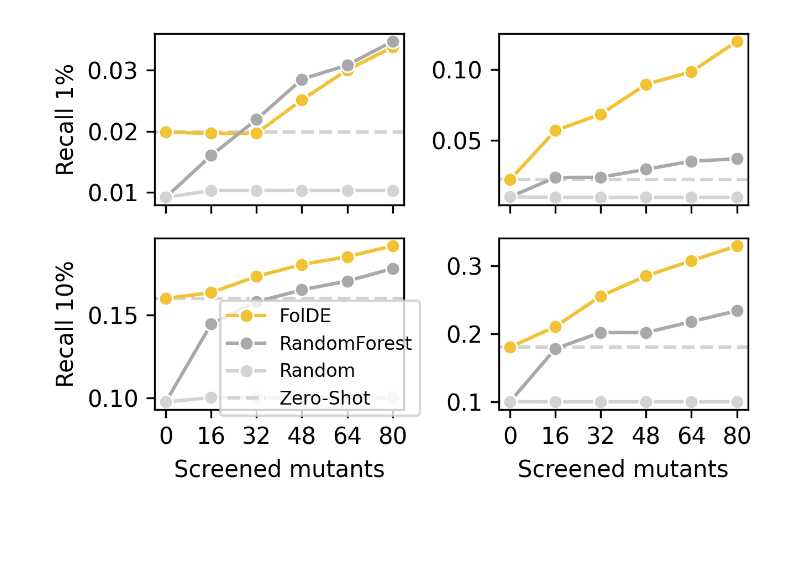
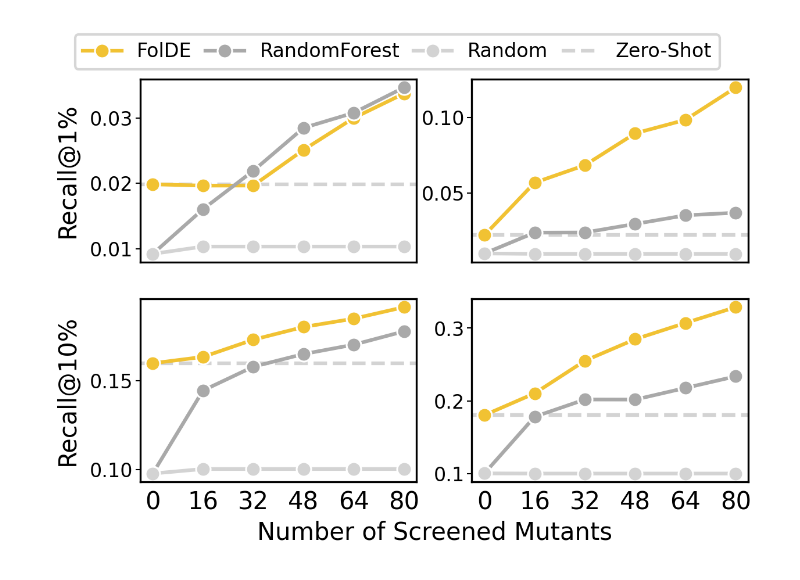
Before and after one commit to JBEI/foldy-internal, a Jupyter notebook: backend/src/notebooks/jacob/paperplots/fig1_combined.ipynb, the cells around one changed output. Saved outputs shown, nothing was run; the diff lists cells and outputs as text; code cells hidden in the pictures; blank space fills up the shorter version.

```diff
--- a/backend/src/notebooks/jacob/paperplots/fig1_combined.ipynb
+++ b/backend/src/notebooks/jacob/paperplots/fig1_combined.ipynb
@@ -63,11 +63,23 @@ sns.lineplot(
     palette={'FolDE': '#F1C233', 'RandomForest': 'darkgrey', 'Random': 'lightgrey'}
 )
 
-ax_tl.set_ylabel('Recall 1%')
+ax_tl.set_ylabel('Recall@1%')
 ax_tl.set_xlabel('')
 ax_tl.set_xticks([0, 16, 32, 48, 64, 80])
 # ax_tl.set_title('A', fontsize=14, fontweight='bold', loc='left')
-ax_tl.get_legend().remove()
+
+handles, labels = ax_tl.get_legend_handles_labels()
+order = list(range(1, len(handles))) + [0]
+ax_tl.legend(
+    [handles[i] for i in order],
+    [labels[i] for i in order],
+    loc='center',
+    bbox_to_anchor=(0.93, 1.15),
+    fontsize=8,
+    ncol=4,
+    columnspacing=0.7  # Add smaller column spacing
+)
+# ax_tl.get_legend().remove()
 
 # Bottom left: Recall 10%
 ax_bl.axhline(plot_df_abstract[
@@ -91,20 +103,22 @@ sns.lineplot(
     palette={'FolDE': '#F1C233', 'RandomForest': 'darkgrey', 'Random': 'lightgrey'}
 )
 
-ax_bl.set_ylabel('Recall 10%')
+ax_bl.set_ylabel('Recall@10%')
 ax_bl.set_xticks([0, 16, 32, 48, 64, 80])
 # ax_bl.set_title('C', fontsize=14, fontweight='bold', loc='left')
 
 # Add legend to bottom left
-handles, labels = ax_bl.get_legend_handles_labels()
-order = list(range(1, len(handles))) + [0]
-ax_bl.legend(
-    [handles[i] for i in order],
-    [labels[i] for i in order],
-    loc='right',
-    bbox_to_anchor=(1.1, 0.3),
-    fontsize=8
-)
+# handles, labels = ax_bl.get_legend_handles_labels()
+# order = list(range(1, len(handles))) + [0]
+# ax_bl.legend(
+#     [handles[i] for i in order],
+#     [labels[i] for i in order],
+#     loc='right',
+#     bbox_to_anchor=(1.1, 0.3),
+#     fontsize=8
+# )
+ax_bl.get_legend().remove()
+ax_bl.set_xlabel('')
 
 # === RIGHT PANELS: Multimutant Dataset ===
 CONFIGS_MULTI = [
@@ -173,42 +187,44 @@ sns.lineplot(
 
 ax_br.set_ylabel('')
 ax_br.set_xticks([0, 16, 32, 48, 64, 80])
-ax_br.set_xlabel('Screened mutants')
+# ax_br.set_xlabel('Number of Screened mutants')
 # ax_br.set_title('D', fontsize=14, fontweight='bold', loc='left')
 # handles, labels = ax_bl.get_legend_handles_labels()
 # order = list(range(1, len(handles))) + [0]
 # ax_br.legend(
 #     [handles[i] for i in order],
 #     [labels[i] for i in order],
 #     # title='Workflow',
 #     loc='right',
 #     bbox_to_anchor=(1.0, 0.3),
 #     fontsize=8
 # )
 ax_br.get_legend().remove()
+ax_br.set_xlabel('')
 
 # Set consistent y-axis limits across panels
 all_recall_1_data = pd.concat([
     plot_df_abstract[(plot_df_abstract.round_num <= 6) &
                      (plot_df_abstract.config_name.isin(CONFIGS_TO_PLOT))]['held_out_1pct_recall'],
     plot_df_multi[plot_df_multi.config_name.isin([c[1] for c in CONFIGS_MULTI])]['held_out_1pct_recall']
 ])
 all_recall_10_data = pd.concat([
     plot_df_abstract[(plot_df_abstract.round_num <= 6) &
                      (plot_df_abstract.config_name.isin(CONFIGS_TO_PLOT))]['held_out_10pct_recall'],
     plot_df_multi[plot_df_multi.config_name.isin([c[1] for c in CONFIGS_MULTI])]['held_out_10pct_recall']
 ])
 
 recall_1_min, recall_1_max = all_recall_1_data.min() * 0.95, all_recall_1_data.max() * 1.05
 recall_10_min, recall_10_max = all_recall_10_data.min() * 0.95, all_recall_10_data.max() * 1.05
 
-# ax_tl.set_ylim(recall_1_min, recall_1_max)
-# ax_tr.set_ylim(recall_1_min, recall_1_max)
-# ax_bl.set_ylim(recall_10_min, recall_10_max)
-# ax_br.set_ylim(recall_10_min, recall_10_max)
+fig.supxlabel('Number of Screened Mutants', fontsize=10, y=-0.01)
+
+for ax in [ax_tl, ax_bl, ax_tr, ax_br]:
+    ax.tick_params(axis='y', labelsize=8, pad=1, length=2, width=0.5)  # Shrink y-tick marks and labels
+    ax.tick_params(axis='x', length=0)
 
 # Adjust layout
-plt.tight_layout()
+# plt.tight_layout()
 plt.show()
 # %% [output]
-[figure, old version]
+[figure, new version]
```
Also changed, not shown: parts of 1 cell of this notebook, 38 other files.
